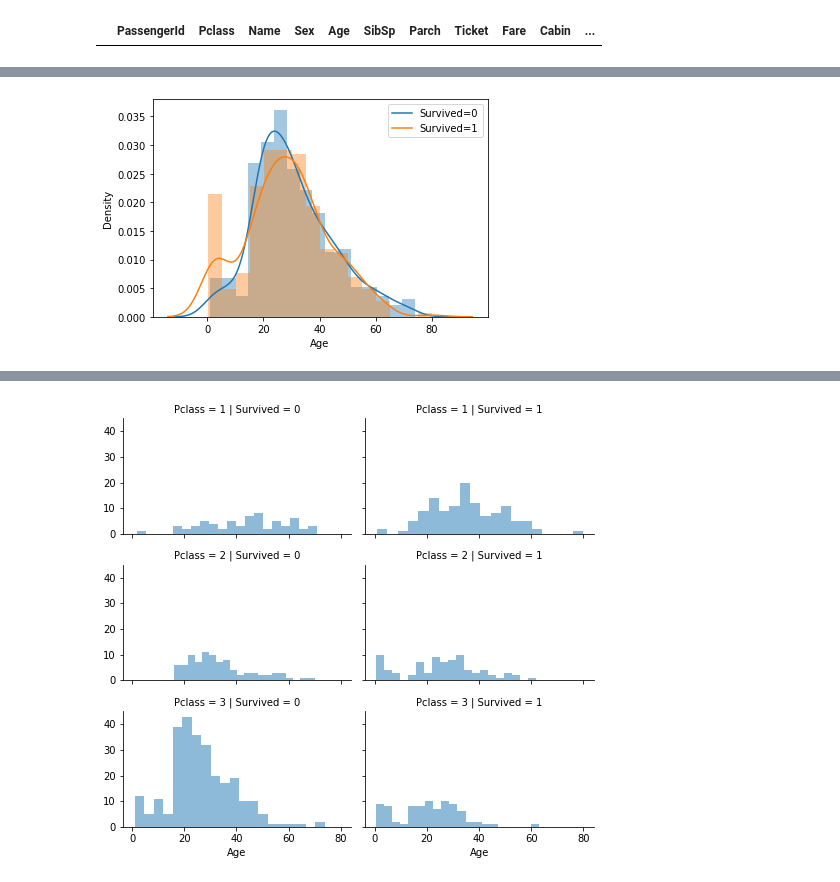
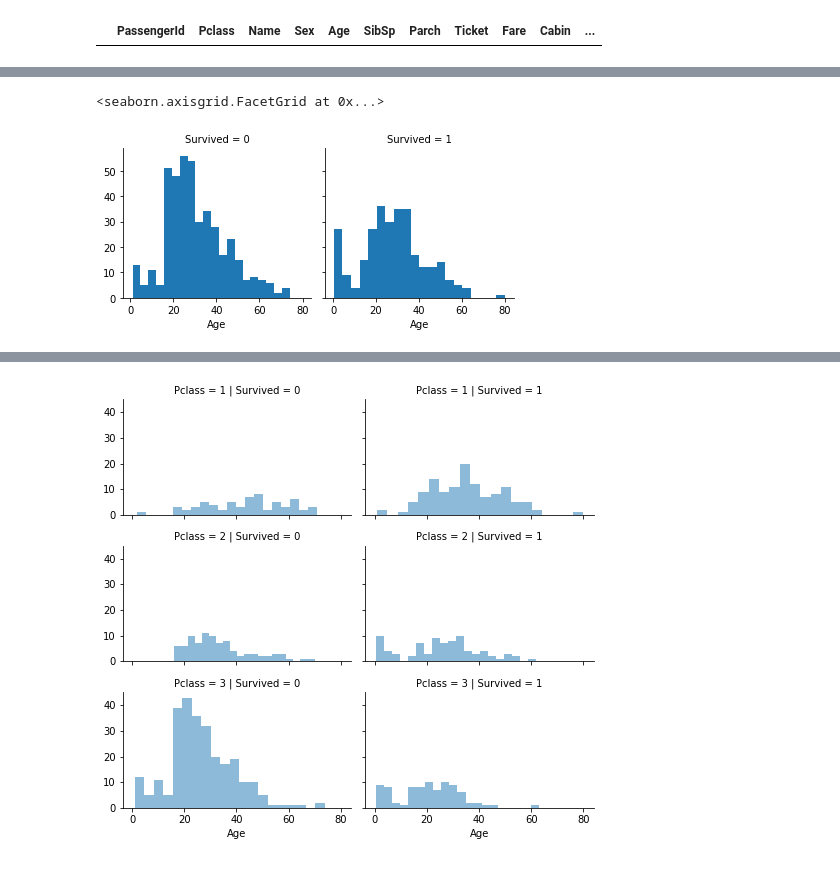
Before and after one commit to abdennourkhorchani/Titanic-prediction, a Jupyter notebook: best-solution-for-titanic-prediction.ipynb, the cells around one changed output, grey strips where cells are left out. Drawn from its saved outputs; the diff is of its cells as text; code cells hidden in the pictures.

```diff
--- a/best-solution-for-titanic-prediction.ipynb
+++ b/best-solution-for-titanic-prediction.ipynb
@@ -126,10 +197,12 @@ x_train[["Embarked", "Survived"]].groupby(['Embarked'], as_index=False).mean().s
-# %%
-import seaborn as sns
-import matplotlib.pyplot as plt
-
-sns.distplot(x_train[x_train['Survived']==0]['Age'])
-sns.distplot(x_train[x_train['Survived']==1]['Age'])
-plt.legend(labels=["Survived=0","Survived=1"])
-plt.show()
-# %% [output]
-[figure, removed]
+# %%
+
+
+g = sns.FacetGrid(x_train, col='Survived')
+g.map(plt.hist, 'Age', bins=20)
+
+#Oldest passengers (80 years old) survived
+#Infants had highest survival rate
+#Passengers between 15-25 years old had a low of rate survive
+# %% [output]
+<seaborn.axisgrid.FacetGrid at 0x...>
+[figure, added]
```
Also changed, not shown: parts of 38 cells of this notebook.
